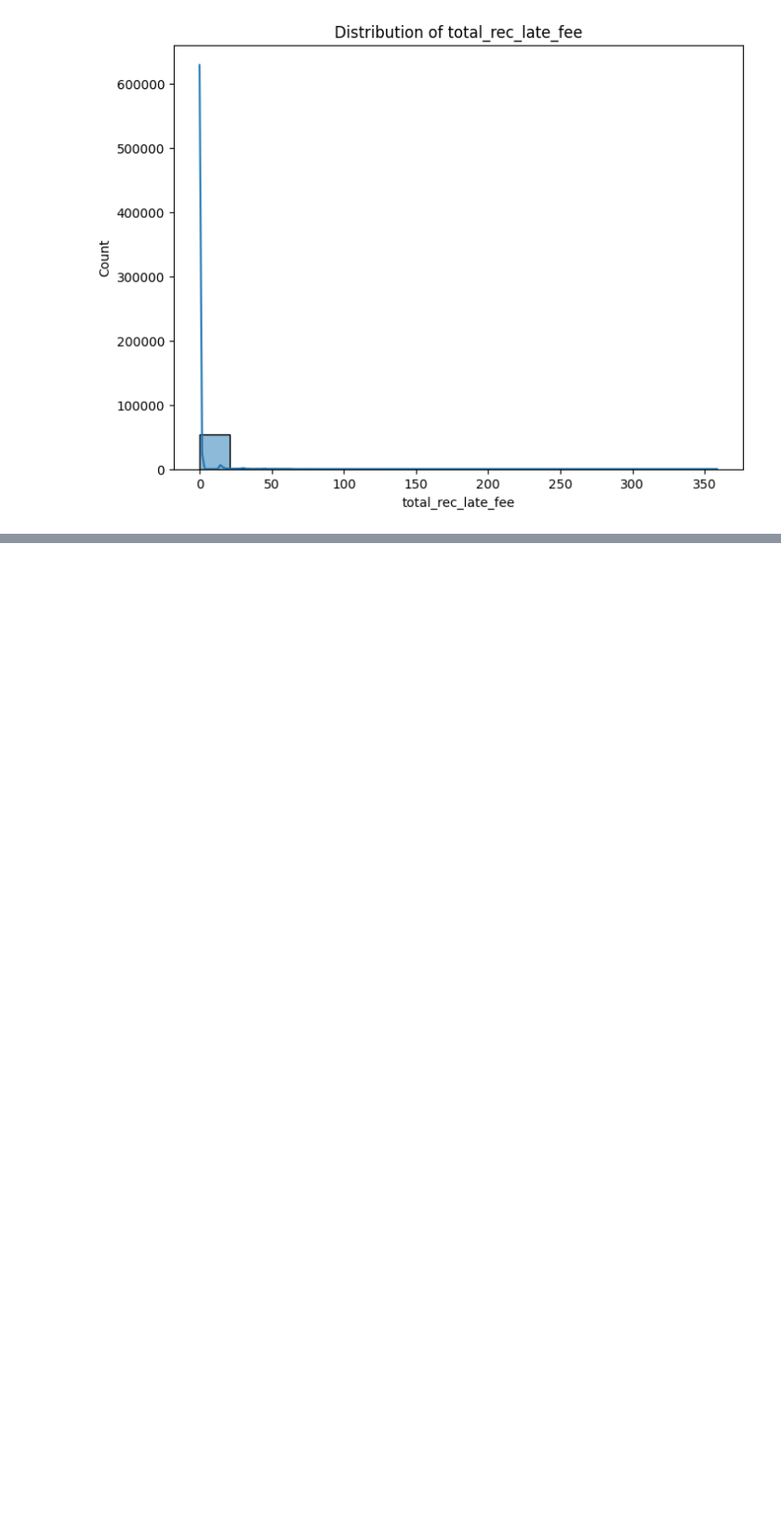
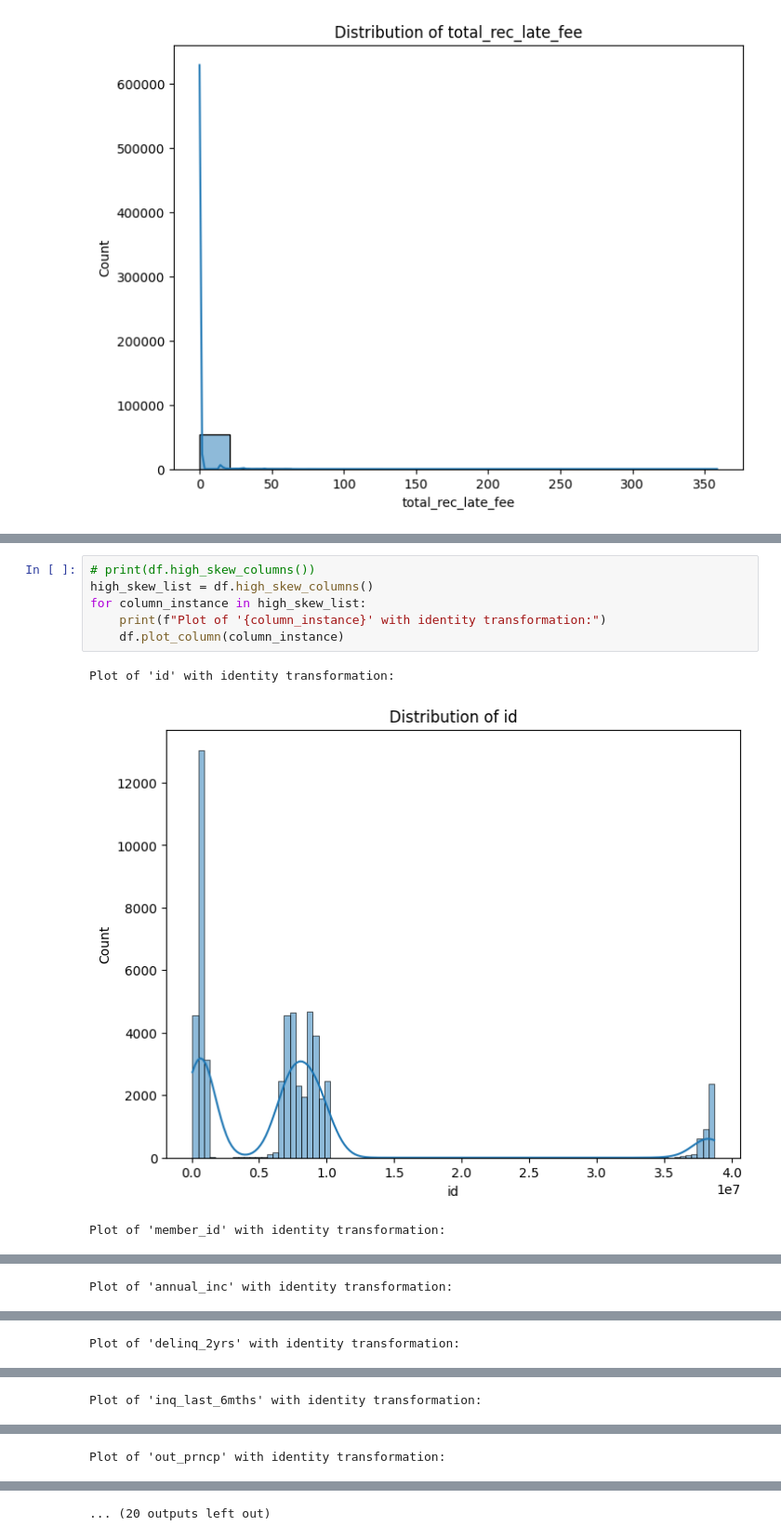
Before and after one commit to ThanksCheersHrng/exploratory-data-analysis---customer-loans-in-finance202, a Jupyter notebook: ongoing_workspace.ipynb, the cells around one changed output, grey strips where cells are left out. Shown: that part at 93% size. Saved outputs shown, nothing was run; the diff lists cells and outputs as text; blank space fills up the shorter version.

Commit message:
Added transformations and a transformer option to the plot_columns method in order to analyse transformations' effect on skew. Added finance_df.skew().txt to repo as notes for thinking process.

```diff
--- a/ongoing_workspace.ipynb
+++ b/ongoing_workspace.ipynb
@@ -204,0 +201,10 @@ I need to be able visualise these transformations one at a time before I commit
+# %%
+# print(df.high_skew_columns())
+high_skew_list = df.high_skew_columns()
+for column_instance in high_skew_list:
+    print(f"Plot of '{column_instance}' with identity transformation:")
+    df.plot_column(column_instance)
+# %% [output]
+Plot of 'id' with identity transformation:
+[figure, added]
+Plot of 'member_id' with identity transformation:
@@ -204,0 +212 @@ I need to be able visualise these transformations one at a time before I commit
+Plot of 'annual_inc' with identity transformation:
@@ -204,0 +214 @@ I need to be able visualise these transformations one at a time before I commit
+Plot of 'delinq_2yrs' with identity transformation:
@@ -204,0 +216 @@ I need to be able visualise these transformations one at a time before I commit
+Plot of 'inq_last_6mths' with identity transformation:
@@ -204,0 +218 @@ I need to be able visualise these transformations one at a time before I commit
+Plot of 'out_prncp' with identity transformation:
@@ -204,0 +220 @@ I need to be able visualise these transformations one at a time before I commit
+... (20 outputs left out)
```
Also changed, not shown: parts of 8 cells of this notebook, 2 other files.
